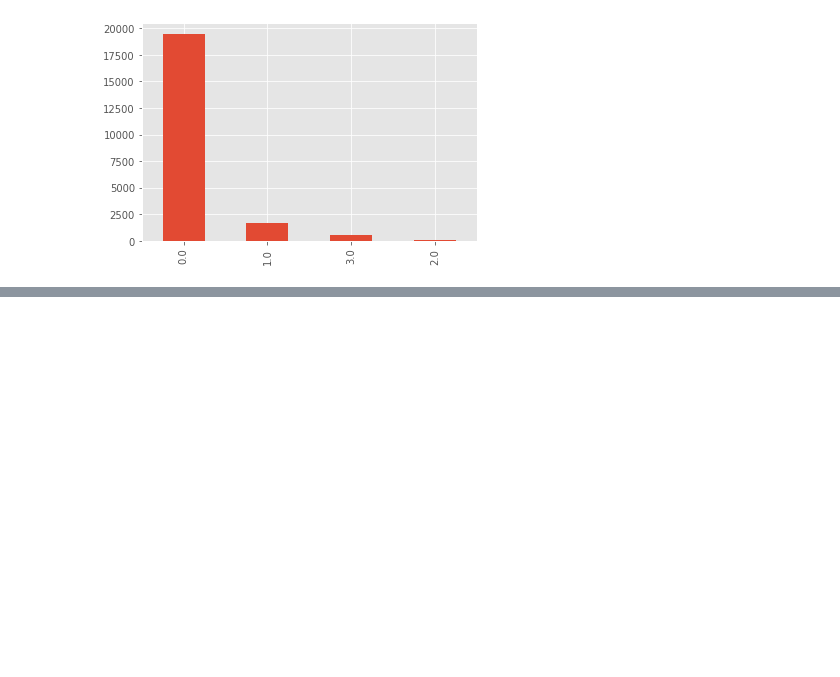
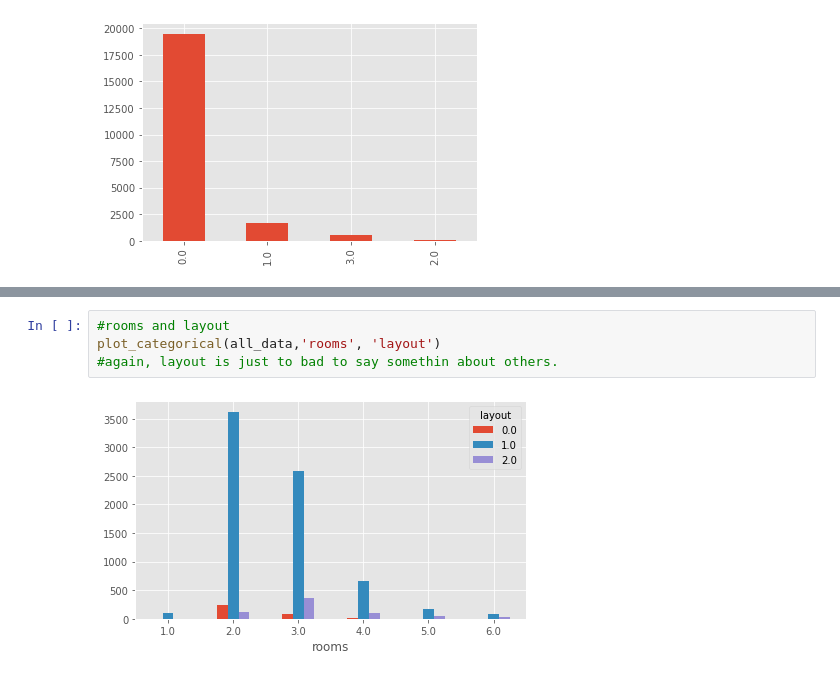
Before and after one commit to kjappvaffel/moscow_housing, a Jupyter notebook: EDA_DataCleaning_FeatureEngineering/EDA.ipynb, the cells around one changed output, grey strips where cells are left out. Drawn from its saved outputs; the diff is of its cells as text; blank space fills up the shorter version.

```diff
--- a/EDA_DataCleaning_FeatureEngineering/EDA.ipynb
+++ b/EDA_DataCleaning_FeatureEngineering/EDA.ipynb
@@ -1001,0 +1295,6 @@ all_data['heating'].value_counts().plot(kind='bar')
+# %%
+#rooms and layout
+plot_categorical(all_data,'rooms', 'layout')
+#again, layout is just to bad to say somethin about others.
+# %% [output]
+[figure, added]
```
Also changed, not shown: parts of 44 cells of this notebook.
